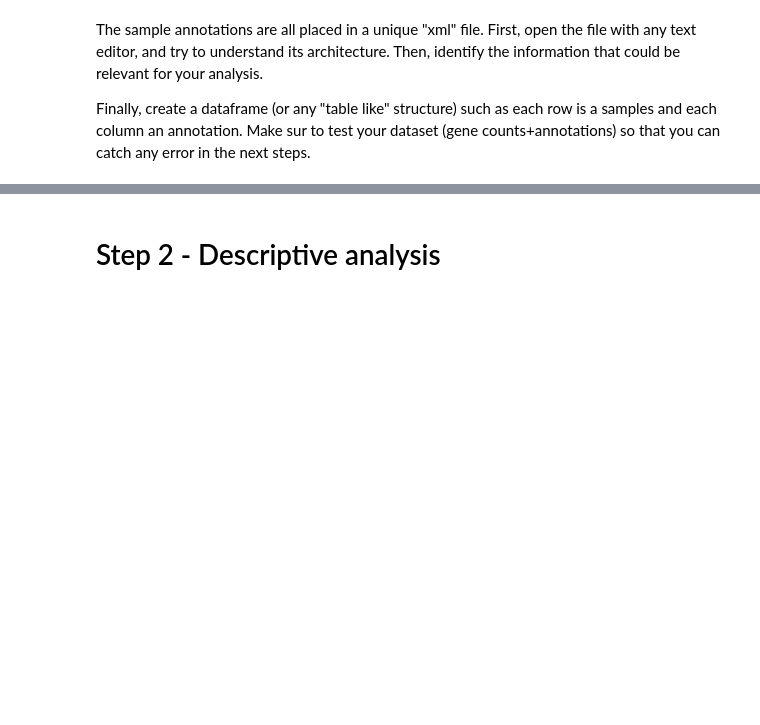
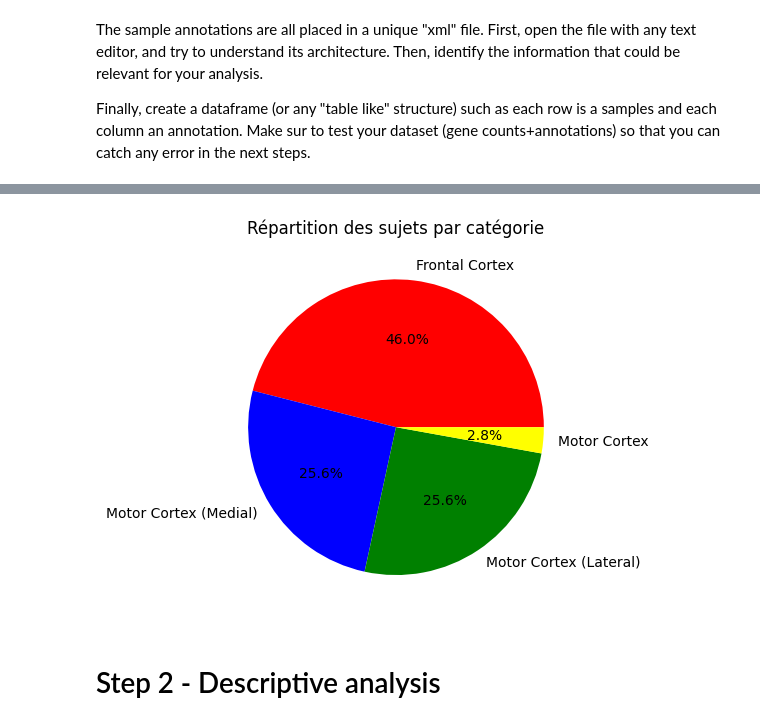
Before and after one commit to betacodd/Biomarkers_identification, a Jupyter notebook: Levy_Eytan_Bakic_Eytan/Eytan_part.ipynb, the cells around one changed output, grey strips where cells are left out. Saved outputs shown, nothing was run; the diff lists cells and outputs as text; code cells hidden in the pictures; blank space fills up the shorter version.

```diff
--- a/Levy_Eytan_Bakic_Eytan/Eytan_part.ipynb
+++ b/Levy_Eytan_Bakic_Eytan/Eytan_part.ipynb
@@ -229,3 +366,7 @@ class SampleAnnotation:
+# %%
+Annotations.represent_cns_subregion()
+# %% [output]
+[figure, added]
 # %% [markdown]
 # Step 2 - Descriptive analysis
 # %% [markdown]
```
Also changed, not shown: parts of 14 cells of this notebook.
